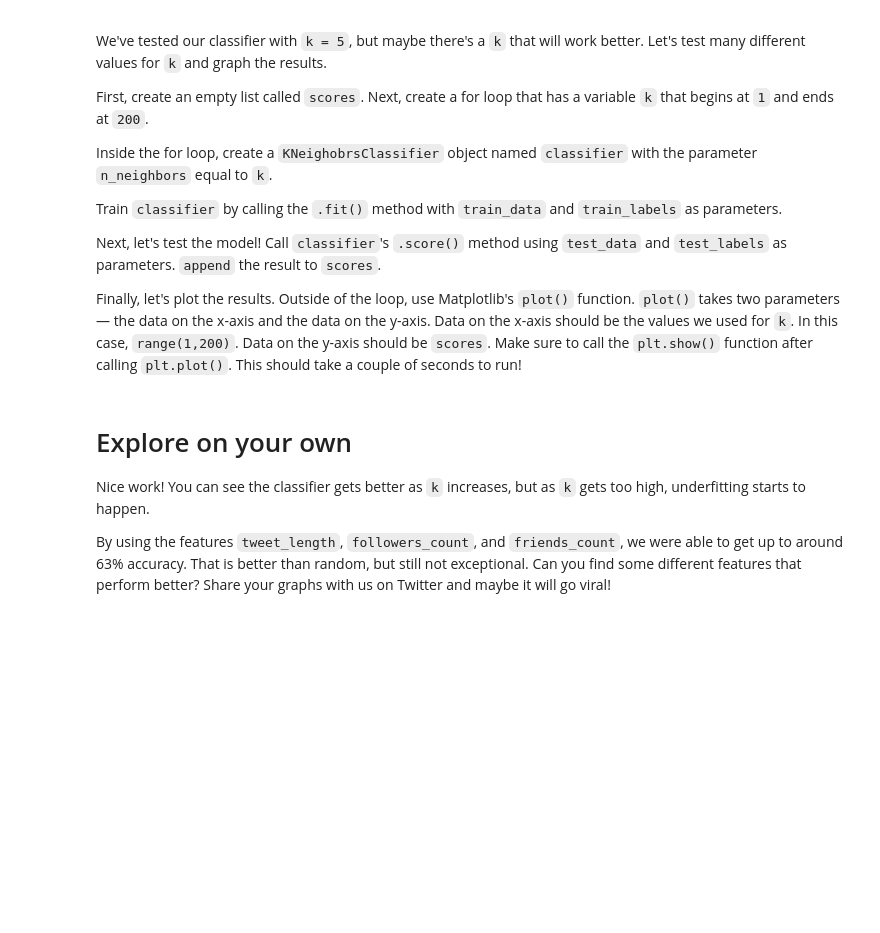
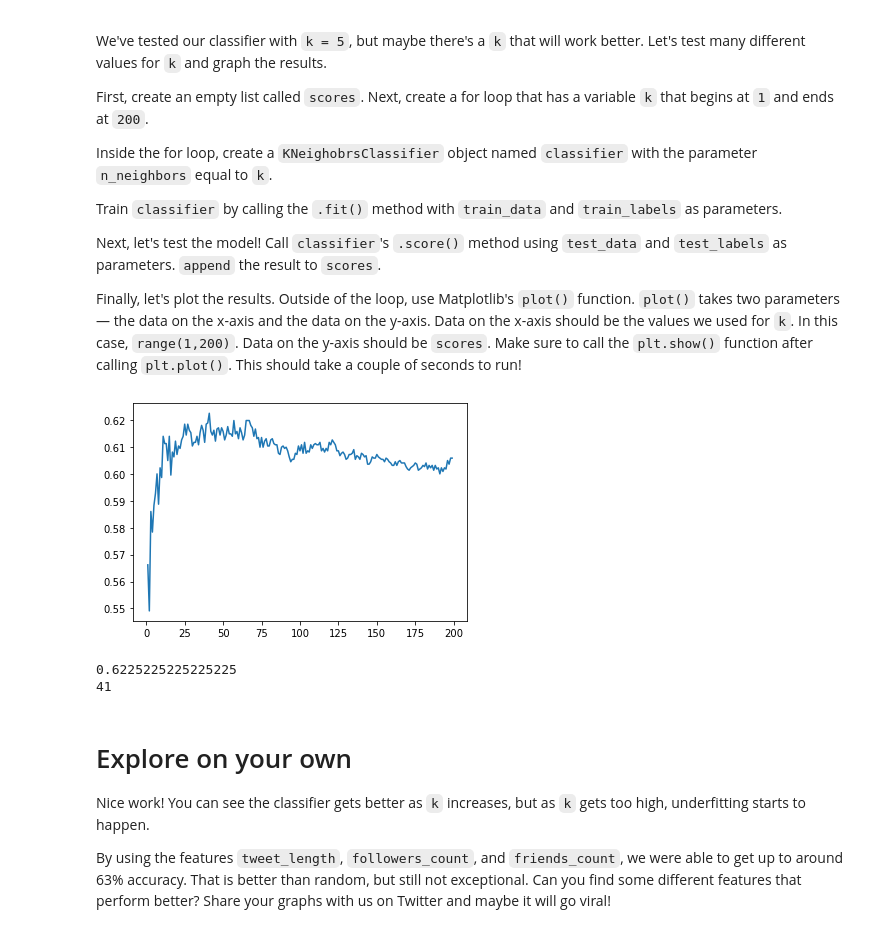
Before and after one commit to mannb986/twitter_classification, a Jupyter notebook: viral_tweets.ipynb, the cells around one changed output. Cells and saved outputs as stored; diff of their text form; code cells hidden in the pictures; blank space fills up the shorter version.

Commit message:
viral tweet code completed

```diff
--- a/viral_tweets.ipynb
+++ b/viral_tweets.ipynb
@@ -88,7 +88,7 @@ For the rest of this project, we will be using these three features, but we enco
 # %%
 all_tweets['tweet_length'] = all_tweets.apply(lambda tweet: len(tweet['text']), axis=1)
 all_tweets['followers_count'] = all_tweets.apply(lambda tweet: tweet['user']['followers_count'], axis=1)
-all_tweets['freinds_count'] = all_tweets.apply(lambda tweet: tweet['user']['friends_count'], axis=1)
+all_tweets['friends_count'] = all_tweets.apply(lambda tweet: tweet['user']['friends_count'], axis=1)
 # %% [markdown]
 # Normalizing The Data
 
@@ -117,0 +116,7 @@ from sklearn.preprocessing import scale
+# %%
+from sklearn.preprocessing import scale
+
+labels = all_tweets['is_viral']
+data = all_tweets[['tweet_length', 'followers_count', 'friends_count']]
+scaled_data = scale(data, axis=0)
+print(scaled_data[0])
@@ -128,6 +135,7 @@ To evaluate the effectiveness of our classifier, we now split `scaled_data` and
 Store the results in variables named `train_data`, `test_data`, `train_labels`, and `test_labels`.
 # %%
 from sklearn.model_selection import train_test_split
+train_data, test_data, train_labels, test_labels = train_test_split(scaled_data, labels, test_size=0.2, random_state=1)
 # %% [markdown]
 # Using the Classifier
 
@@ -140,0 +147,6 @@ from sklearn.neighbors import KNeighborsClassifier
+# %%
+from sklearn.neighbors import KNeighborsClassifier
+
+classifier = KNeighborsClassifier(n_neighbors=5)
+classifier.fit(train_data, train_labels)
+print(classifier.score(test_data, test_labels))
@@ -157,3 +169,26 @@ import matplotlib.pyplot as plt
+# %%
+import matplotlib.pyplot as plt
+
+scores = []
+max_score = 0
+max_score_k = 0
+for k in range(1, 200):
+    classifier = KNeighborsClassifier(n_neighbors=k)
+    classifier.fit(train_data, train_labels)
+    scores.append(classifier.score(test_data, test_labels))
+    if classifier.score(test_data, test_labels) > max_score:
+        max_score = classifier.score(test_data, test_labels)
+        max_score_k = k
+
+plt.plot(range(1,200), scores)
+plt.show()
+
+print(max_score)
+print(max_score_k)
+# %% [output]
+[figure, added]
+0.6225225225225225
+41
 # %% [markdown]
 # Explore on your own
 
```
Also changed, not shown: parts of 6 cells of this notebook.
